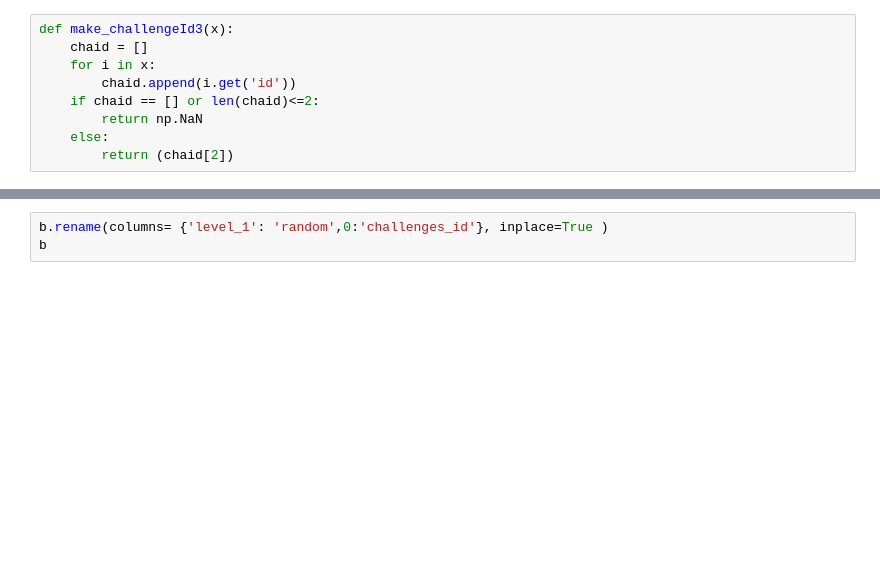
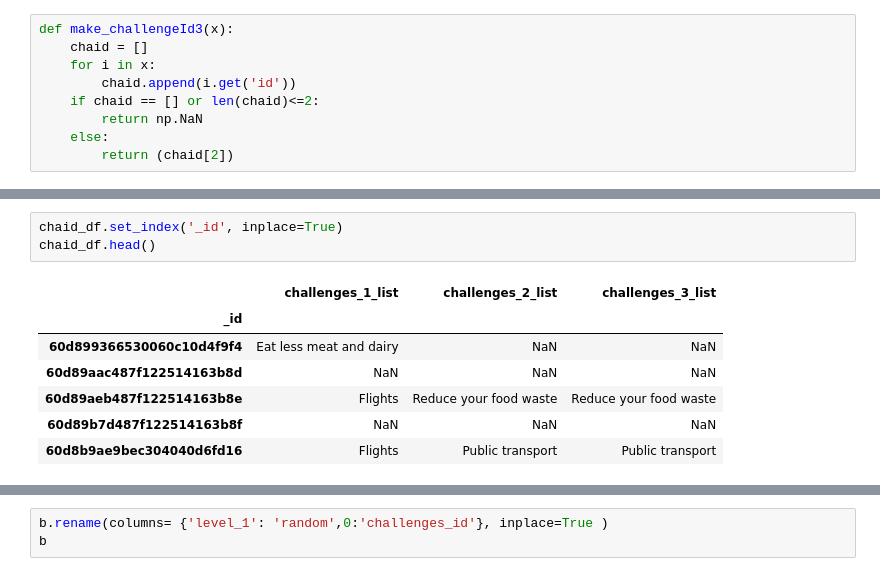
Before and after one commit to TechLabs-Berlin/st21-planets-little-helper, a Jupyter notebook: server/ml/Preprocessing2.ipynb, the cells around one changed output, grey strips where cells are left out. Saved outputs shown, nothing was run; the diff lists cells and outputs as text; blank space fills up the shorter version.

```diff
--- a/server/ml/Preprocessing2.ipynb
+++ b/server/ml/Preprocessing2.ipynb
@@ -227,0 +247,11 @@ chaid_df
+# %%
+chaid_df.set_index('_id', inplace=True)
+chaid_df.head()
+# %% [output]
+|  | challenges_1_list | challenges_2_list | challenges_3_list |
+| _id |  |  |  |
+| 60d899366530060c10d4f9f4 | Eat less meat and dairy | NaN | NaN |
+| 60d89aac487f122514163b8d | NaN | NaN | NaN |
+| 60d89aeb487f122514163b8e | Flights | Reduce your food waste | Reduce your food waste |
+| 60d89b7d487f122514163b8f | NaN | NaN | NaN |
+| 60d8b9ae9bec304040d6fd16 | Flights | Public transport | Public transport |
```
Also changed, not shown: parts of 25 cells of this notebook, 2 other files.
